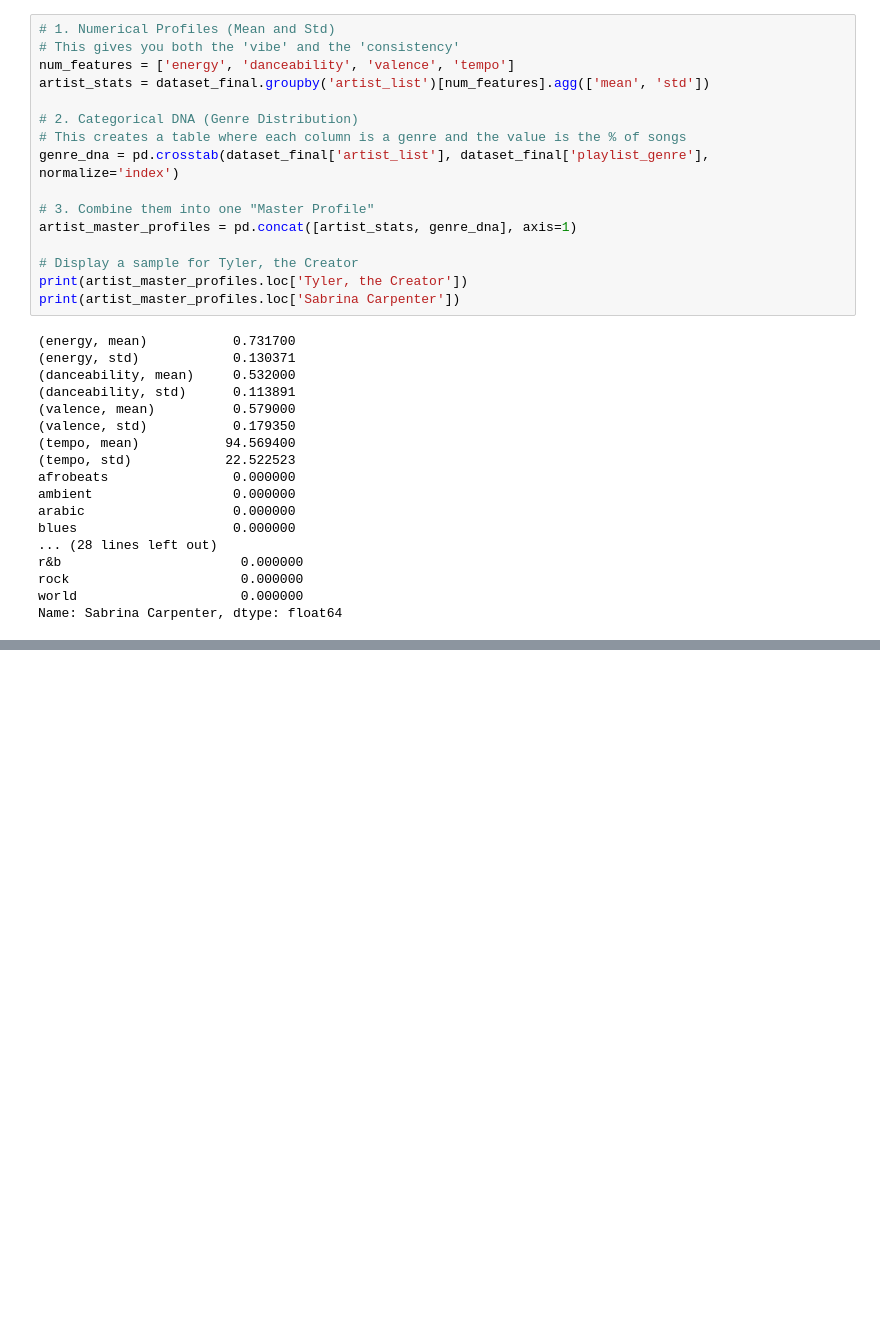
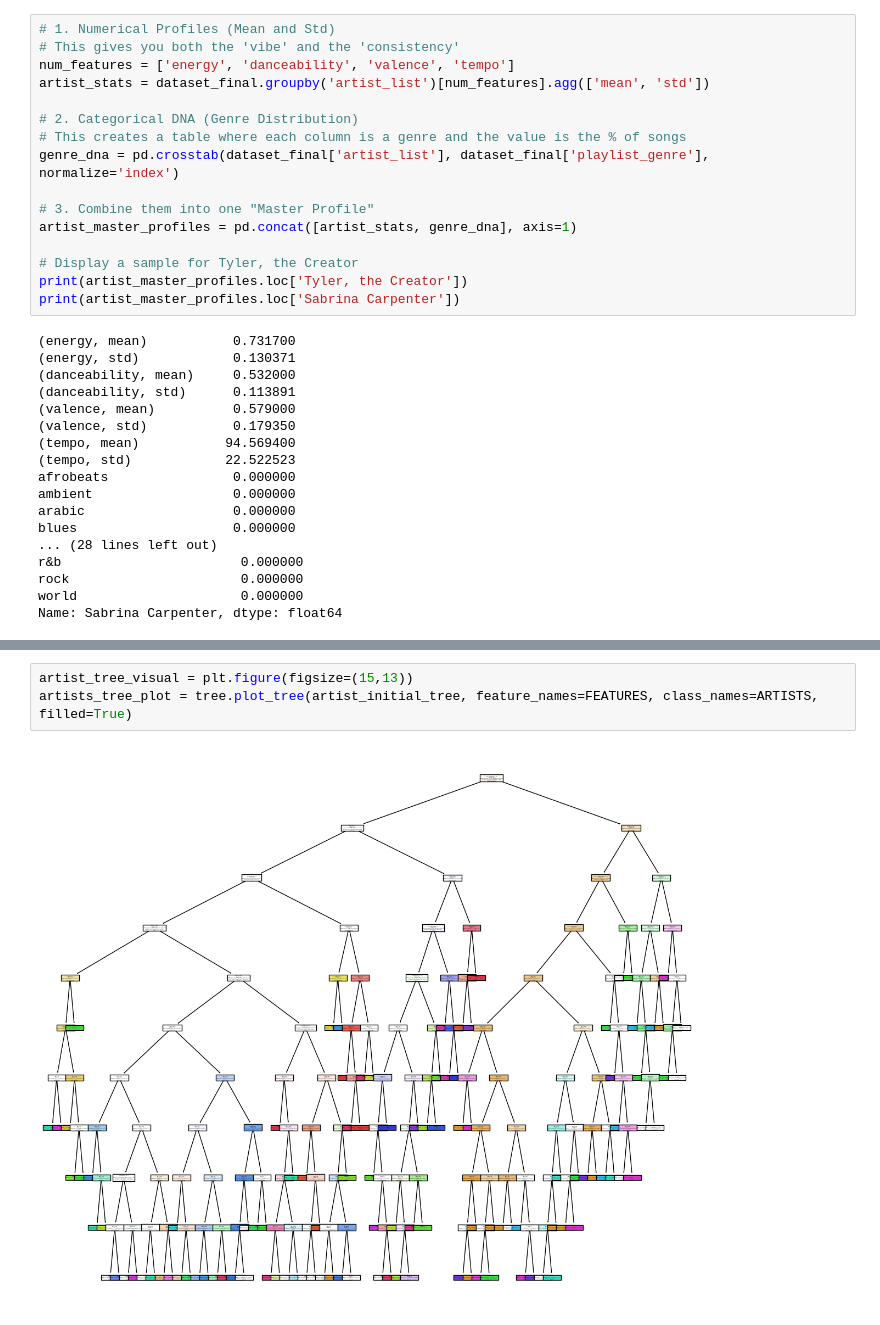
Before and after one commit to victoriaproko/cs35finalprojectexploration, a Jupyter notebook: explorations.ipynb, the cells around one changed output, grey strips where cells are left out. Cells and saved outputs as stored; diff of their text form; blank space fills up the shorter version.

Commit message:
Made decision tree

```diff
--- a/explorations.ipynb
+++ b/explorations.ipynb
@@ -171,0 +231,5 @@ Name: Sabrina Carpenter, dtype: float64
+# %%
+artist_tree_visual = plt.figure(figsize=(15,13))
+artists_tree_plot = tree.plot_tree(artist_initial_tree, feature_names=FEATURES, class_names=ARTISTS, filled=True)
+# %% [output]
+[figure, added]
```
Also changed, not shown: parts of 2 cells of this notebook.
